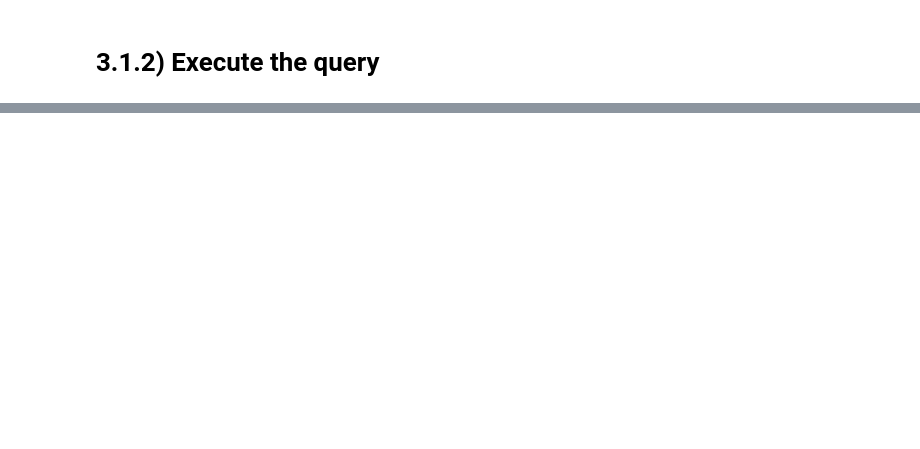
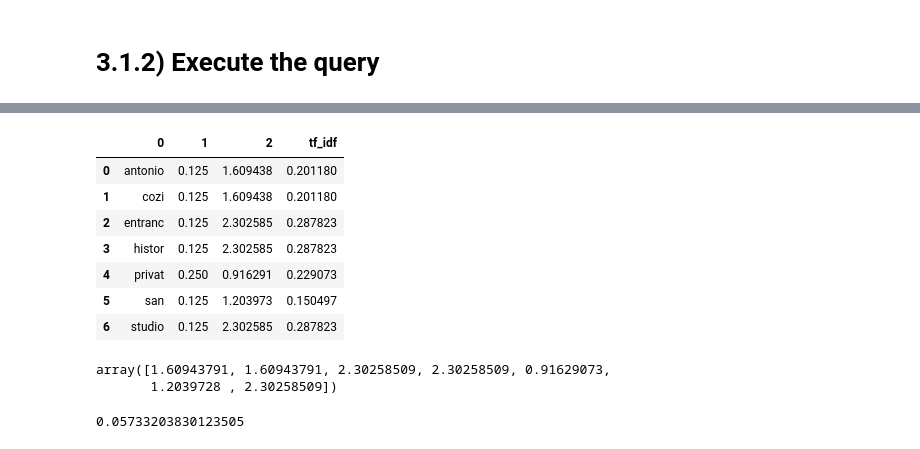
Before and after one commit to DanieleFi/ADMThirdHomework, a Jupyter notebook: ADMThirdHomework-Coding just on sample.ipynb, the cells around one changed output, grey strips where cells are left out. Drawn from its saved outputs; the diff is of its cells as text; code cells hidden in the pictures; blank space fills up the shorter version.

```diff
--- a/ADMThirdHomework-Coding just on sample.ipynb
+++ b/ADMThirdHomework-Coding just on sample.ipynb
@@ -304,0 +381,52 @@ room
+# %%
+# TF(t) = (Number of times term t appears in a document) / (Total number of terms in the document)
+tf_idf_dic=dict()
+#IDF(t) = log_e(Total number of documents / Number of documents with term t in it)
+idf_dic2={}
+tf_dic2={}
+proba={}
+#OVDE
+total_num_docs_sample=sample
+result_df=pd.DataFrame()
+for i in range(sample):
+    #take one file
+    df=pd.read_csv('data/doc_'+str(i)+'.tsv',sep='\t',usecols=['description','title','city'],encoding='ISO-8859-1')
+    #preprocessing
+    df=df.description[0]+' '+df.title[0]+' '+df.city[0]
+    filtered_words=preprocessing_text(df)
+    tf_series=pd.Series(filtered_words)
+    tf_series=((tf_series.value_counts())/len(tf_series)).sort_index()
+    idf_series=pd.Series(list(set(filtered_words))).sort_values()
+    idf_calc=idf_series.apply(lambda x: np.log(total_num_docs_sample/len(inverted_idx[vocabulary[x]])))
+    #idf_calc.sort_index()
+    result_df=pd.concat([pd.Series(idf_series.values),pd.Series(tf_series.values),pd.Series(idf_calc.values)],axis=1)#.reset_index()
+#    result_df=pd.concat([pd.Series(idf_series.values),pd.Series(tf_series.values),idf_calc],axis=1)#.reset_index()
+    result_df['tf_idf']=result_df[1]*result_df[2]
+   # result_df=result_df.loc[:,['res',0]]
+
+    for idx in range(result_df.shape[0]):
+        tf_idf_dic[result_df[0][idx],i]=result_df['tf_idf'][idx]
+#del result_df
+    for idx in range(len(tf_series)):
+#        tf_idf_dic[tf_series.index[idx],i]=tf_series[idx]*idf_calc[idx]
+        idf_dic2[idf_series[idx],i]=idf_calc[idx]
+    for index,value in tf_series.iteritems():
+        tf_dic2[index,i]=value
+    for k in tf_dic2.keys():
+        proba[k]=tf_dic2[k]*idf_dic2[k]
+# %%
+result_df
+# %% [output]
+|  | 0 | 1 | 2 | tf_idf |
+| 0 | antonio | 0.125 | 1.609438 | 0.201180 |
+| 1 | cozi | 0.125 | 1.609438 | 0.201180 |
+| 2 | entranc | 0.125 | 2.302585 | 0.287823 |
+| 3 | histor | 0.125 | 2.302585 | 0.287823 |
+| 4 | privat | 0.250 | 0.916291 | 0.229073 |
+| 5 | san | 0.125 | 1.203973 | 0.150497 |
+| 6 | studio | 0.125 | 2.302585 | 0.287823 |
+# %%
+idf_calc.values
+# %% [output]
+array([1.60943791, 1.60943791, 2.30258509, 2.30258509, 0.91629073,
+       1.2039728 , 2.30258509])
@@ -304,0 +441,4 @@ room
+# %%
+proba['san',2]
+# %% [output]
+0.05733203830123505
```
Also changed, not shown: parts of 28 cells of this notebook.
